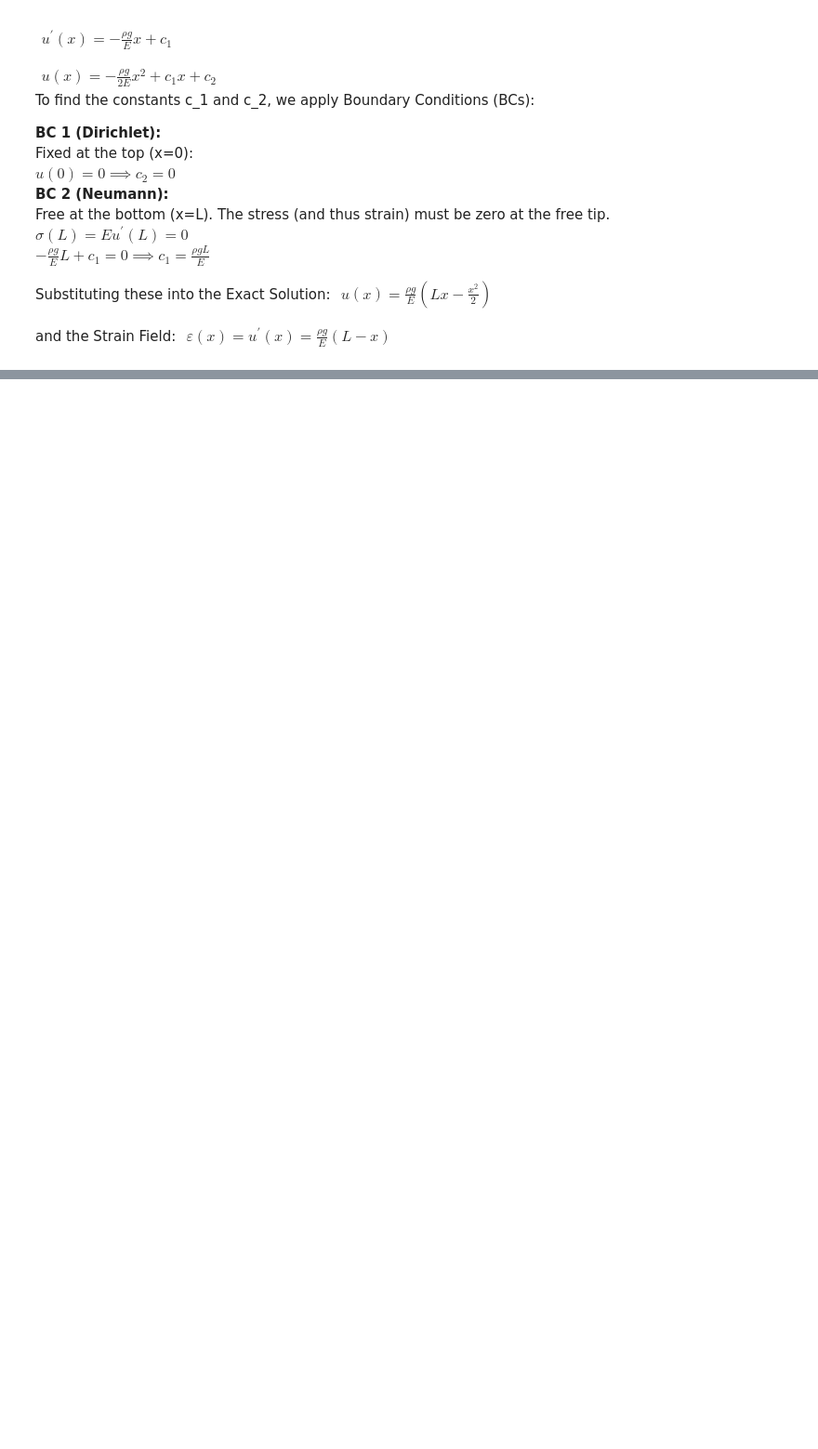
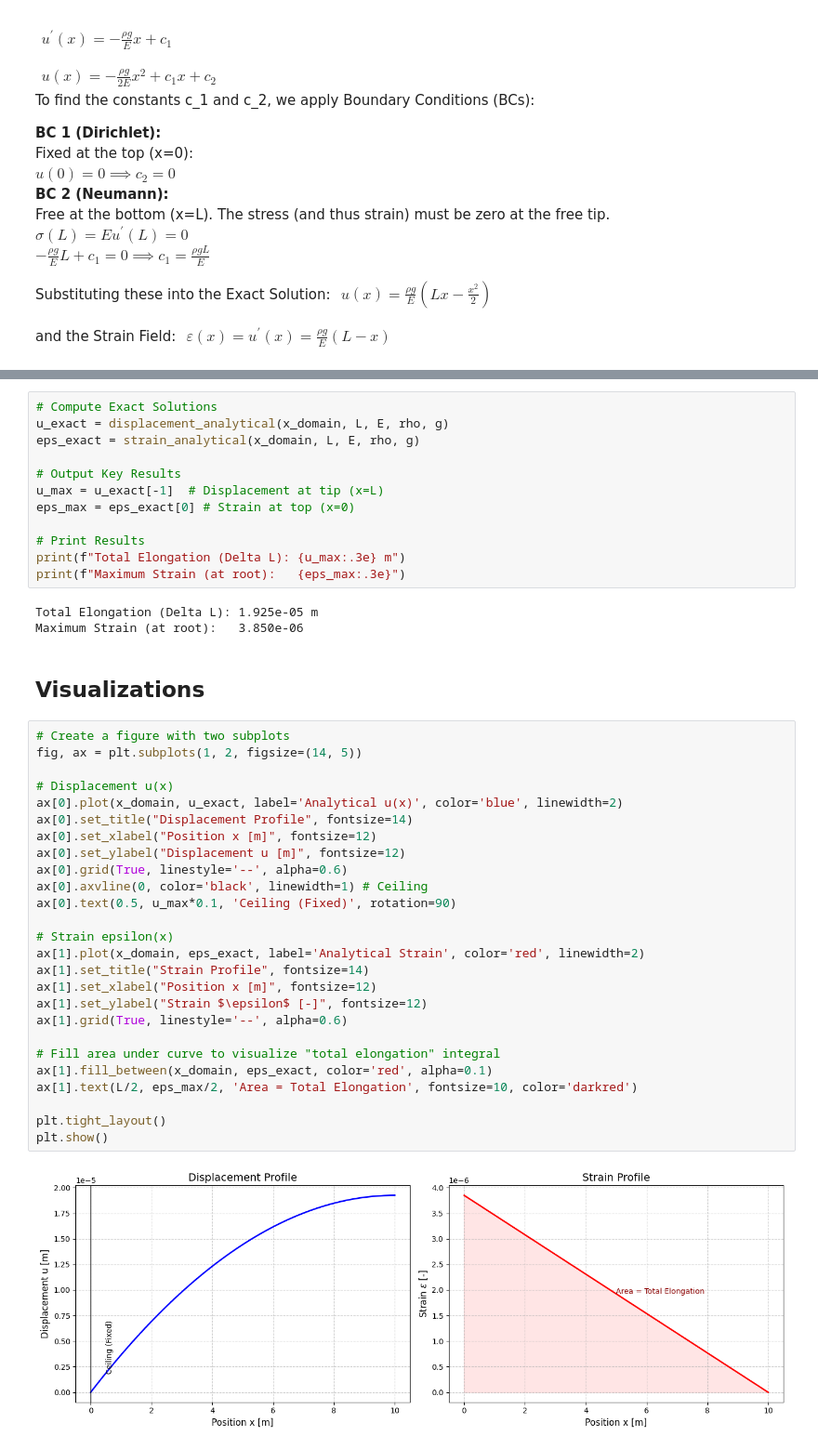
Before and after one commit to s-tirmizi/finite-element-analysis, a Jupyter notebook: 02_balance_of_linear_momentum.ipynb, the cells around one changed output, grey strips where cells are left out. Shown at 93% size. Cells and saved outputs as stored; diff of their text form; blank space fills up the shorter version.

```diff
--- a/02_balance_of_linear_momentum.ipynb
+++ b/02_balance_of_linear_momentum.ipynb
@@ -119,0 +156,45 @@ $
+# %%
+# Compute Exact Solutions
+u_exact = displacement_analytical(x_domain, L, E, rho, g)
+eps_exact = strain_analytical(x_domain, L, E, rho, g)
+
+# Output Key Results
+u_max = u_exact[-1]  # Displacement at tip (x=L)
+eps_max = eps_exact[0] # Strain at top (x=0)
+
+# Print Results
+print(f"Total Elongation (Delta L): {u_max:.3e} m")
+print(f"Maximum Strain (at root):   {eps_max:.3e}")
+# %% [output]
+Total Elongation (Delta L): 1.925e-05 m
+Maximum Strain (at root):   3.850e-06
+# %% [markdown]
+## Visualizations
+# %%
+# Create a figure with two subplots
+fig, ax = plt.subplots(1, 2, figsize=(14, 5))
+
+# Displacement u(x)
+ax[0].plot(x_domain, u_exact, label='Analytical u(x)', color='blue', linewidth=2)
+ax[0].set_title("Displacement Profile", fontsize=14)
+ax[0].set_xlabel("Position x [m]", fontsize=12)
+ax[0].set_ylabel("Displacement u [m]", fontsize=12)
+ax[0].grid(True, linestyle='--', alpha=0.6)
+ax[0].axvline(0, color='black', linewidth=1) # Ceiling
+ax[0].text(0.5, u_max*0.1, 'Ceiling (Fixed)', rotation=90)
+
+# Strain epsilon(x)
+ax[1].plot(x_domain, eps_exact, label='Analytical Strain', color='red', linewidth=2)
+ax[1].set_title("Strain Profile", fontsize=14)
+ax[1].set_xlabel("Position x [m]", fontsize=12)
+ax[1].set_ylabel("Strain $\epsilon$ [-]", fontsize=12)
+ax[1].grid(True, linestyle='--', alpha=0.6)
+
+# Fill area under curve to visualize "total elongation" integral
+ax[1].fill_between(x_domain, eps_exact, color='red', alpha=0.1)
+ax[1].text(L/2, eps_max/2, 'Area = Total Elongation', fontsize=10, color='darkred')
+
+plt.tight_layout()
+plt.show()
+# %% [output]
+[figure, added]
```
Also changed, not shown: parts of 10 cells of this notebook, 1 other file.
